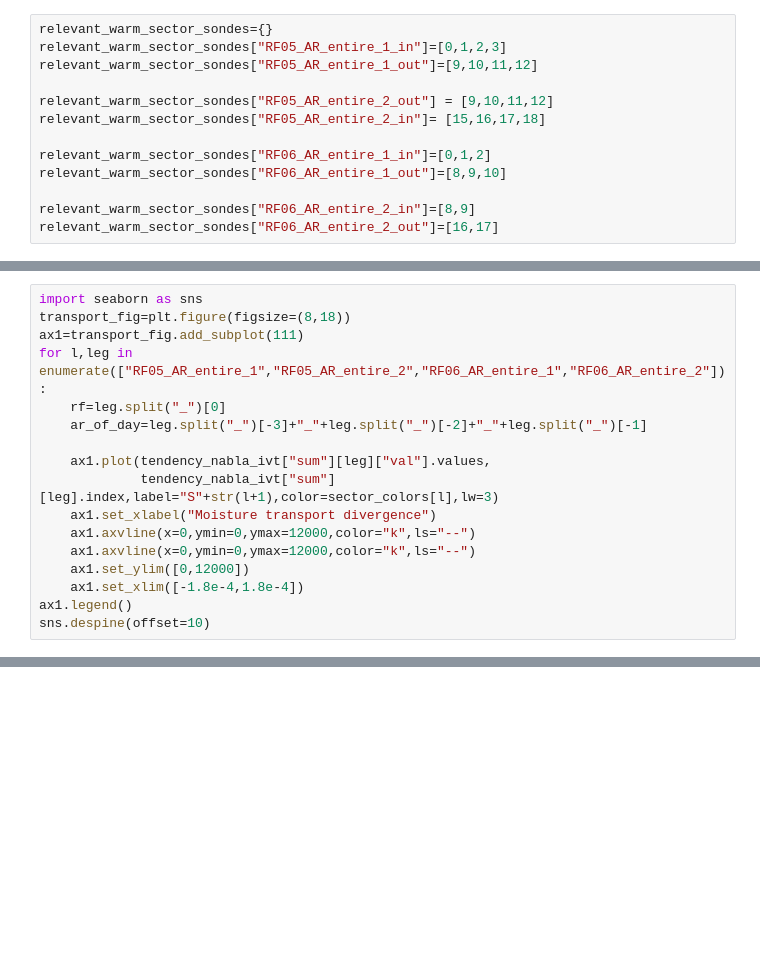
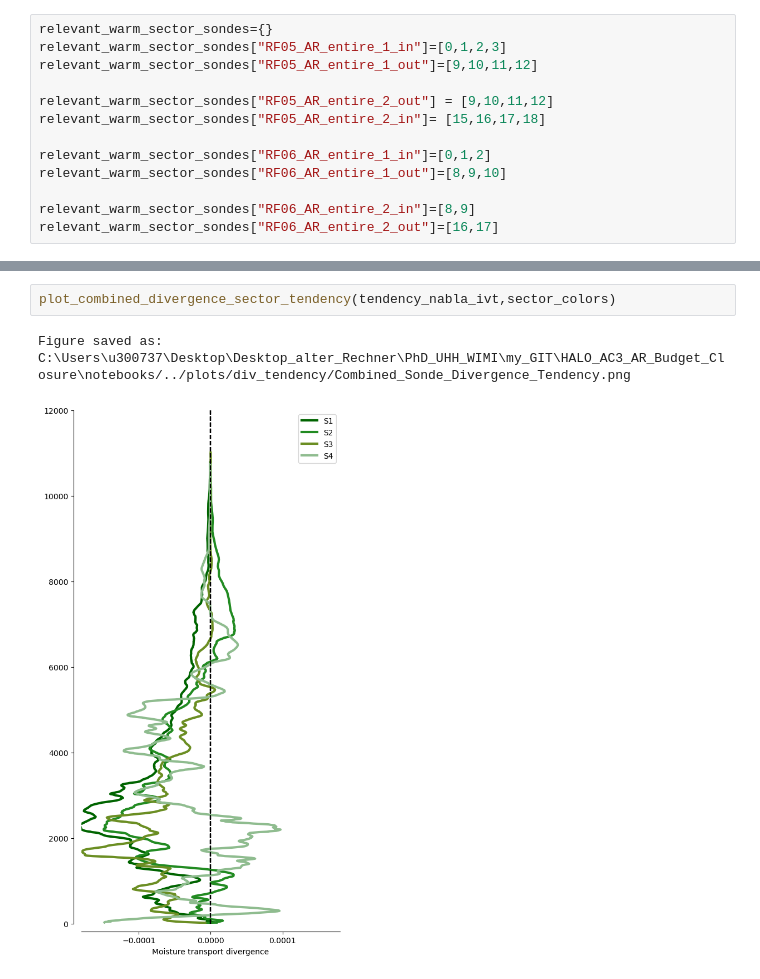
Before and after one commit to hdorff94/HALO_AC3_AR_Budget_Closure, a Jupyter notebook: notebooks/temporal_evolution_budget_components.ipynb, the cells around one changed output, grey strips where cells are left out. Drawn from its saved outputs; the diff is of its cells as text; blank space fills up the shorter version.

```diff
--- a/notebooks/temporal_evolution_budget_components.ipynb
+++ b/notebooks/temporal_evolution_budget_components.ipynb
@@ -190,17 +76,0 @@ AR_entire_2
-# %%
-import seaborn as sns
-transport_fig=plt.figure(figsize=(8,18))
-ax1=transport_fig.add_subplot(111)
-for l,leg in enumerate(["RF05_AR_entire_1","RF05_AR_entire_2","RF06_AR_entire_1","RF06_AR_entire_2"]):
-    rf=leg.split("_")[0]
-    ar_of_day=leg.split("_")[-3]+"_"+leg.split("_")[-2]+"_"+leg.split("_")[-1]
-
-    ax1.plot(tendency_nabla_ivt["sum"][leg]["val"].values,
-             tendency_nabla_ivt["sum"][leg].index,label="S"+str(l+1),color=sector_colors[l],lw=3)
-    ax1.set_xlabel("Moisture transport divergence")
-    ax1.axvline(x=0,ymin=0,ymax=12000,color="k",ls="--")
-    ax1.axvline(x=0,ymin=0,ymax=12000,color="k",ls="--")
-    ax1.set_ylim([0,12000])
-    ax1.set_xlim([-1.8e-4,1.8e-4])
-ax1.legend()
-sns.despine(offset=10)
@@ -318,0 +491,5 @@ for l,leg in enumerate(["RF05_AR_entire_1","RF05_AR_entire_2","RF06_AR_entire_1"
+# %%
+plot_combined_divergence_sector_tendency(tendency_nabla_ivt,sector_colors)
+# %% [output]
+Figure saved as: C:\Users\u300737\Desktop\Desktop_alter_Rechner\PhD_UHH_WIMI\my_GIT\HALO_AC3_AR_Budget_Closure\notebooks/../plots/div_tendency/Combined_Sonde_Divergence_Tendency.png
+[figure, added]
```
Also changed, not shown: parts of 18 cells of this notebook, 4 other files.
